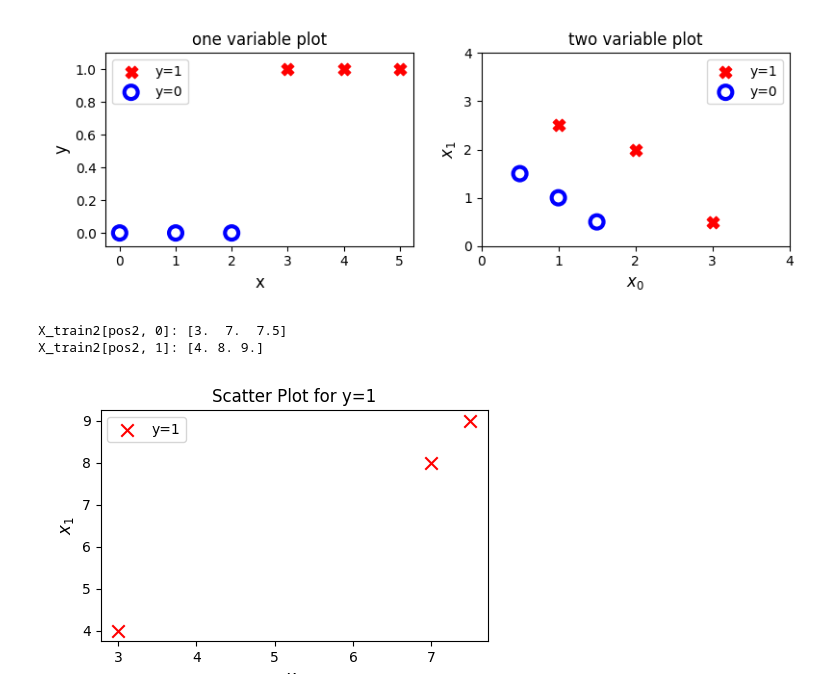
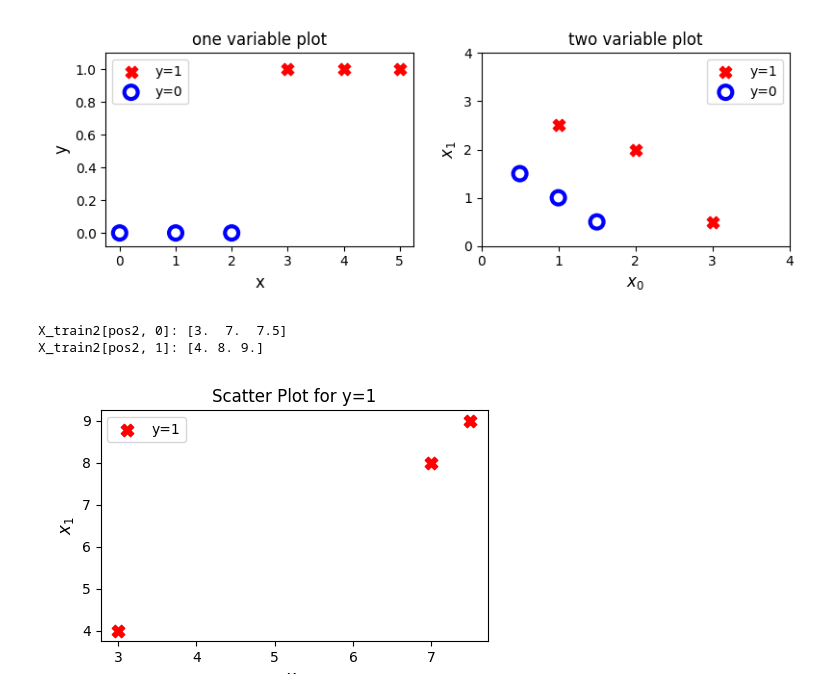
Before and after one commit to hridoynasah/Machine-Learning-Specialization, a Jupyter notebook: 1. Supervised Machine Learning/Week 3/LAB_W3/C1_W3_Lab01_Classification.ipynb, the cells around one changed output. Drawn from its saved outputs; the diff is of its cells as text; code cells hidden in the pictures.

```diff
--- a/1. Supervised Machine Learning/Week 3/LAB_W3/C1_W3_Lab01_Classification.ipynb
+++ b/1. Supervised Machine Learning/Week 3/LAB_W3/C1_W3_Lab01_Classification.ipynb
@@ -100,32 +100,32 @@ X_train2 = np.array([[1.0, 2.0],  # Row 0: [x_0=1.0, x_1=2.0]
                      [3.0, 4.0],  # Row 1: [x_0=3.0, x_1=4.0]
                      [5.0, 6.0],  # Row 2: [x_0=5.0, x_1=6.0]
                      [7.0, 8.0],
                      [7.5, 9.0]]) # Row 3: [x_0=7.0, x_1=8.0]
 
 y_train2 = np.array([0, 1, 0, 1, 1])  # Binary labels for each row
 
 # Create boolean array for y_train2 == 1
 pos2 = y_train2 == 1  # [False, True, False, True]
 
 # Select rows where pos2 is True and get column 0 (x_0)
 x0_values = X_train2[pos2, 0]  # Gets x_0 values where y_train2 == 1
 print("X_train2[pos2, 0]:", x0_values)  # Output: [3. 7.]
 
 # Select rows where pos2 is True and get column 1 (x_1)
 x1_values = X_train2[pos2, 1]  # Gets x_1 values where y_train2 == 1
 print("X_train2[pos2, 1]:", x1_values)  # Output: [4. 8.]
 
 # For context, let's plot these points using matplotlib
 import matplotlib.pyplot as plt
 
 plt.figure(figsize=(5, 3))
-plt.scatter(x0_values, x1_values, marker='x', s=80, c='red', label='y=1')
+plt.scatter(x0_values, x1_values, marker='X', s=80, c='red', label='y=1')
 plt.xlabel('$x_0$', fontsize=12)
 plt.ylabel('$x_1$', fontsize=12)
 plt.title('Scatter Plot for y=1')
 plt.legend()
 plt.show()
 # %% [output]
 X_train2[pos2, 0]: [3.  7.  7.5]
 X_train2[pos2, 1]: [4. 8. 9.]
-[figure, old version]
+[figure, new version]
```
